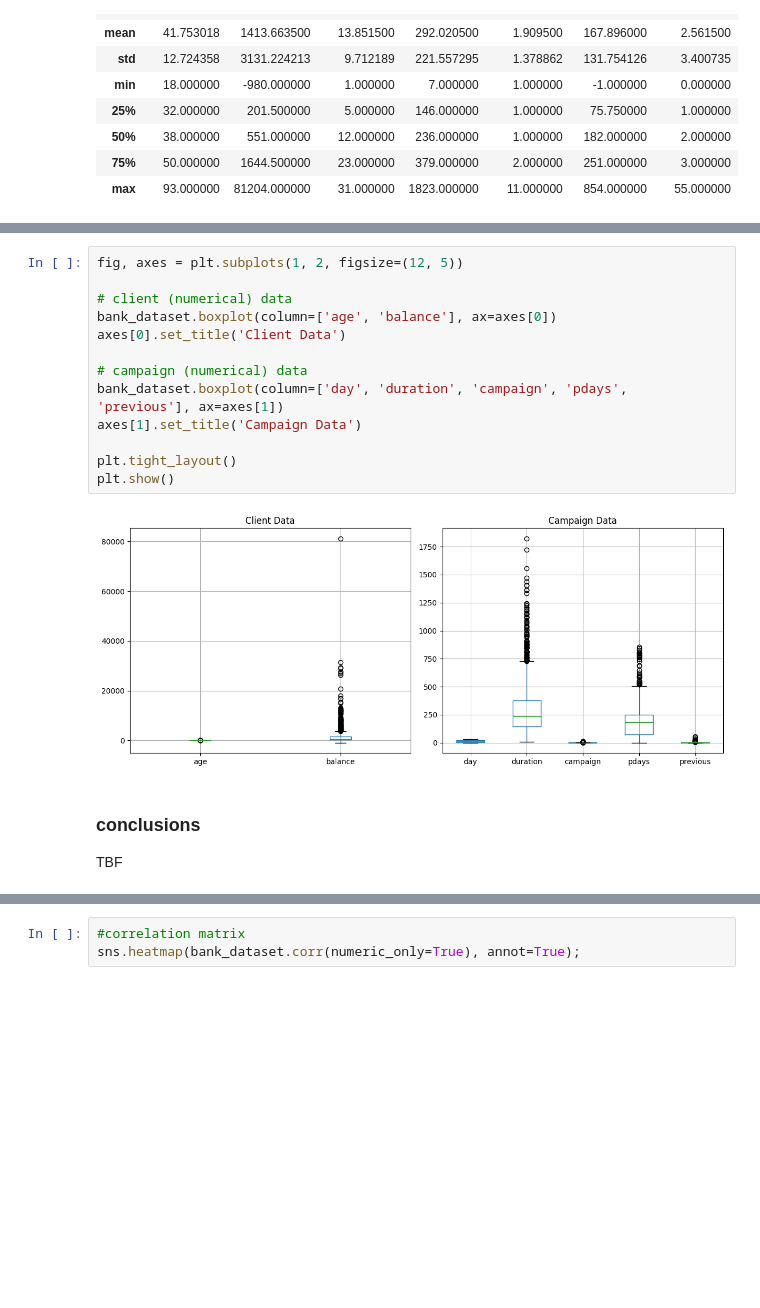
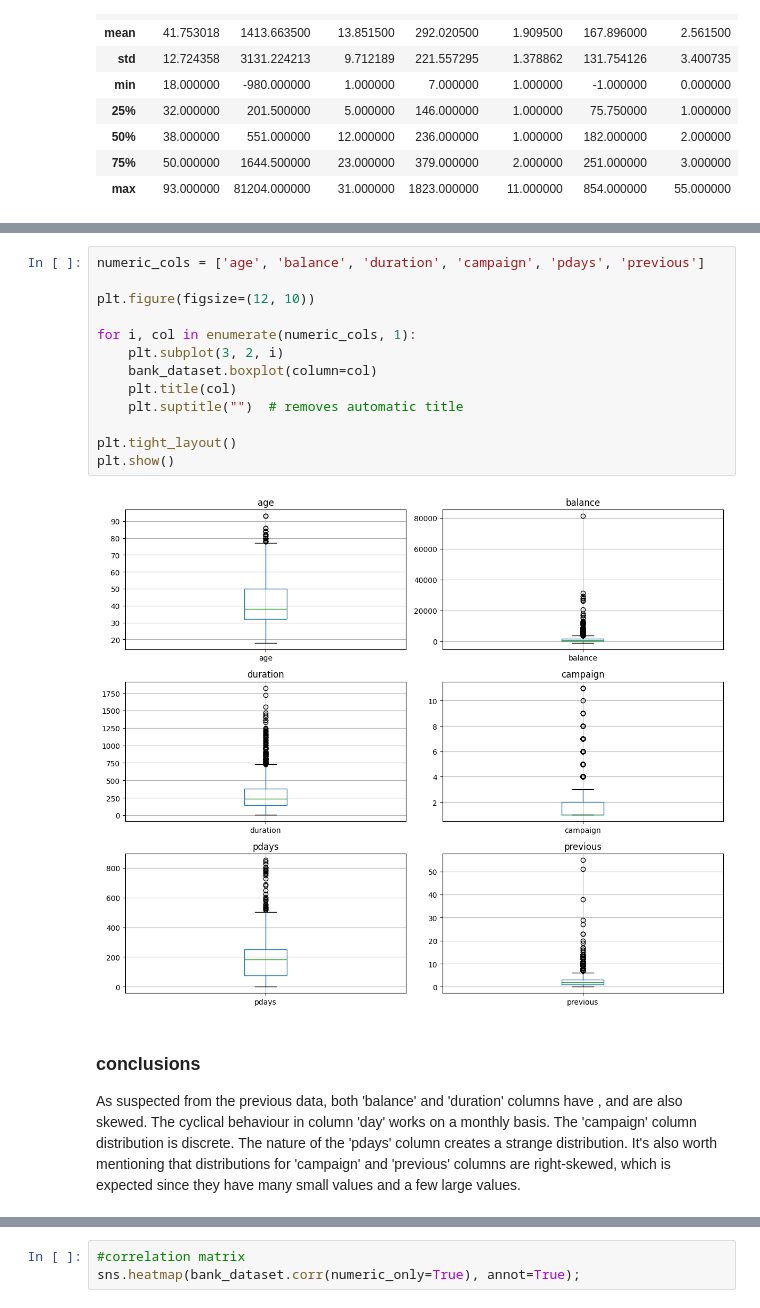
Before and after one commit to ger534/MSc-AI-2026-2027, a Jupyter notebook: CS6062 - Data Analytics/e-tivity1/etivity1.ipynb, the cells around one changed output, grey strips where cells are left out. Cells and saved outputs as stored; diff of their text form; blank space fills up the shorter version.

```diff
--- a/CS6062 - Data Analytics/e-tivity1/etivity1.ipynb
+++ b/CS6062 - Data Analytics/e-tivity1/etivity1.ipynb
@@ -184,20 +169,20 @@ array([[<Axes: title={'center': 'age'}>,
 # %%
-fig, axes = plt.subplots(1, 2, figsize=(12, 5))
+numeric_cols = ['age', 'balance', 'duration', 'campaign', 'pdays', 'previous']
 
-# client (numerical) data
-bank_dataset.boxplot(column=['age', 'balance'], ax=axes[0])
-axes[0].set_title('Client Data')
+plt.figure(figsize=(12, 10))
 
-# campaign (numerical) data
-bank_dataset.boxplot(column=['day', 'duration', 'campaign', 'pdays', 'previous'], ax=axes[1])
-axes[1].set_title('Campaign Data')
+for i, col in enumerate(numeric_cols, 1):
+    plt.subplot(3, 2, i)
+    bank_dataset.boxplot(column=col)
+    plt.title(col)
+    plt.suptitle("")  # removes automatic title
 
 plt.tight_layout()
 plt.show()
 # %% [output]
-[figure, old version]
+[figure, new version]
 # %% [markdown]
 ### conclusions
 
-TBF
+As suspected from the previous data, both 'balance' and 'duration' columns have , and are also skewed. The cyclical behaviour in column 'day' works on a monthly basis. The 'campaign' column distribution is discrete. The nature of the 'pdays' column creates a strange distribution. It's also worth mentioning that distributions for 'campaign' and 'previous' columns are right-skewed, which is expected since they have many small values and a few large values.
 # %% [markdown]
```
Also changed, not shown: parts of 35 cells of this notebook.
